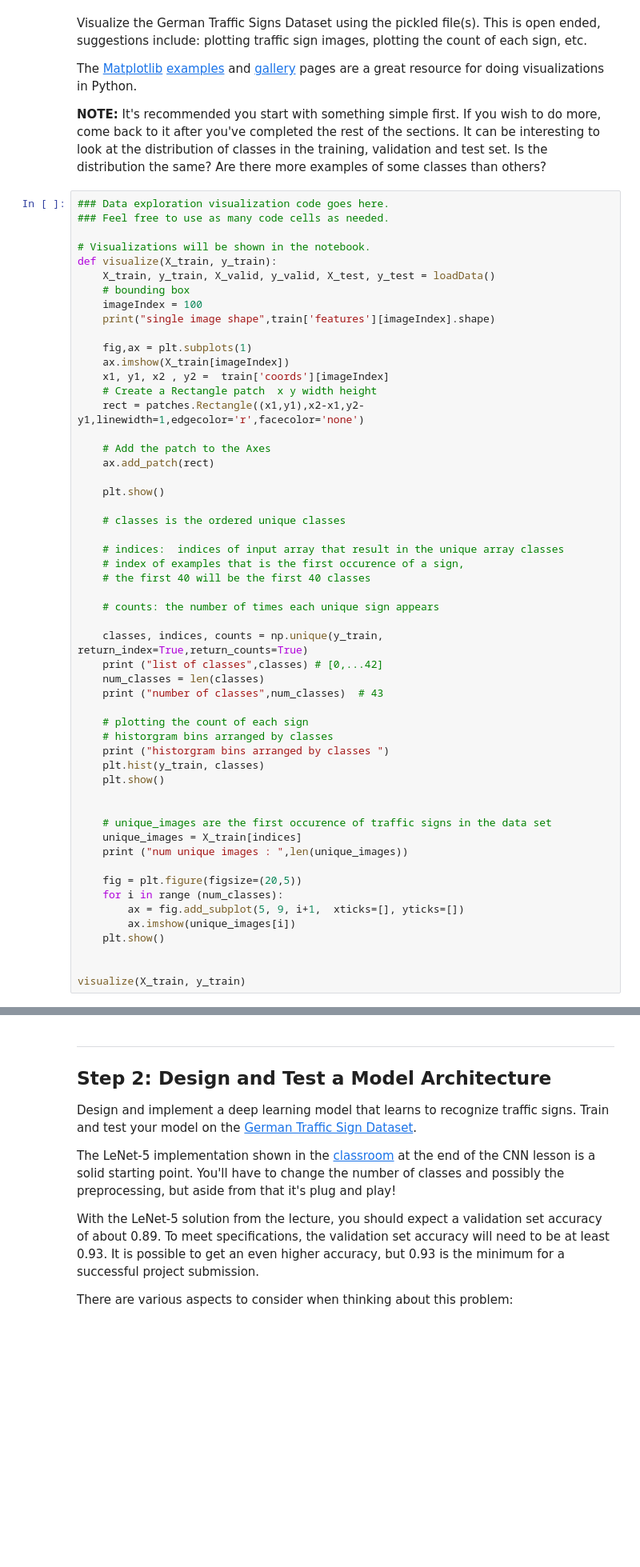
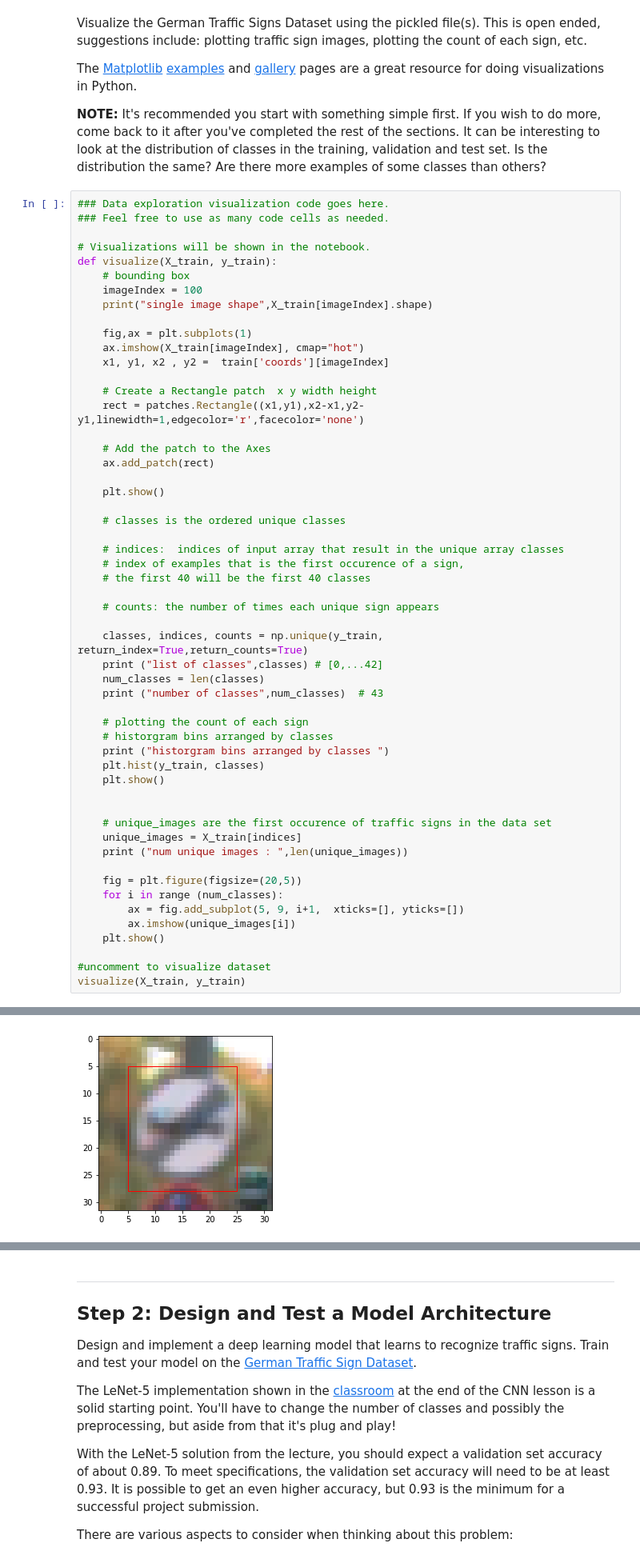
Before and after one commit to JudyMRSD/UdacitySelfDriving, a Jupyter notebook: CarND-Traffic-Sign-Classifier-Project/Traffic_Sign_Classifier.ipynb, the cells around one changed output, grey strips where cells are left out. Shown at 80% size. Cells and saved outputs as stored; diff of their text form; blank space fills up the shorter version.

Commit message:
debugging visualization

```diff
--- a/CarND-Traffic-Sign-Classifier-Project/Traffic_Sign_Classifier.ipynb
+++ b/CarND-Traffic-Sign-Classifier-Project/Traffic_Sign_Classifier.ipynb
@@ -123,14 +128,14 @@ The [Matplotlib](http://matplotlib.org/) [examples](http://matplotlib.org/exampl
 
 # Visualizations will be shown in the notebook.
 def visualize(X_train, y_train):
-    X_train, y_train, X_valid, y_valid, X_test, y_test = loadData()
     # bounding box
     imageIndex = 100
-    print("single image shape",train['features'][imageIndex].shape)
+    print("single image shape",X_train[imageIndex].shape)
 
     fig,ax = plt.subplots(1)
-    ax.imshow(X_train[imageIndex])
+    ax.imshow(X_train[imageIndex], cmap="hot")
     x1, y1, x2 , y2 =  train['coords'][imageIndex]
+
     # Create a Rectangle patch  x y width height
     rect = patches.Rectangle((x1,y1),x2-x1,y2-y1,linewidth=1,edgecolor='r',facecolor='none')
 
@@ -169,5 +174,6 @@ def visualize(X_train, y_train):
         ax.imshow(unique_images[i])
     plt.show()
 
-
+#uncomment to visualize dataset
 visualize(X_train, y_train)
+# %% [output]
@@ -173,0 +181 @@ visualize(X_train, y_train)
+[figure, added]
```
Also changed, not shown: parts of 13 cells of this notebook.
